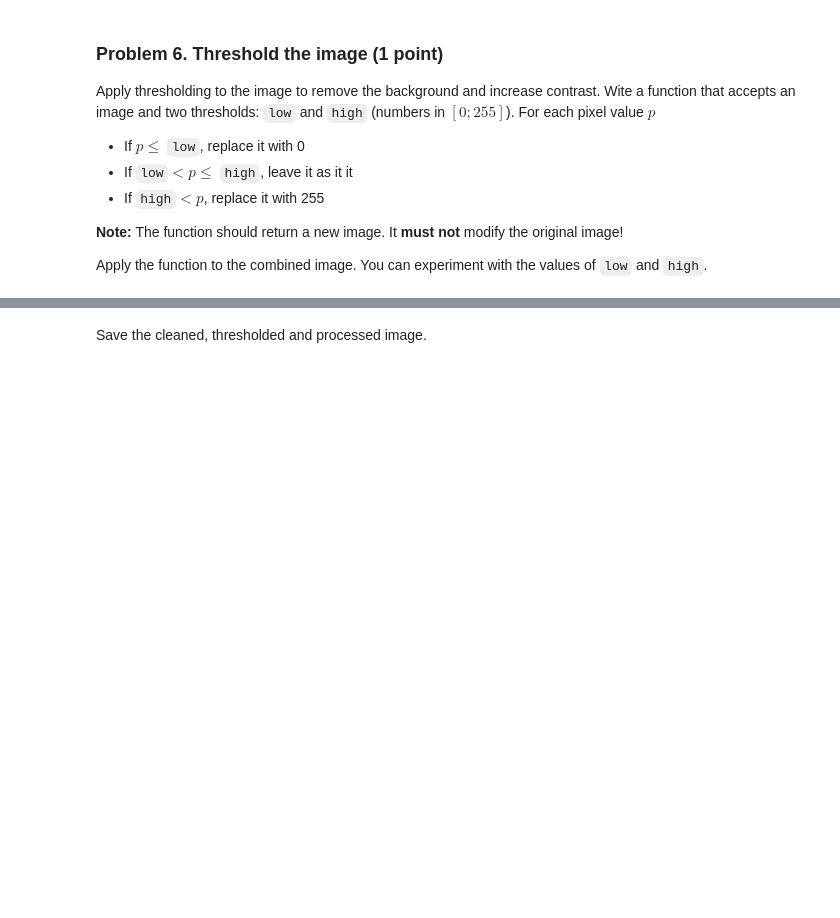
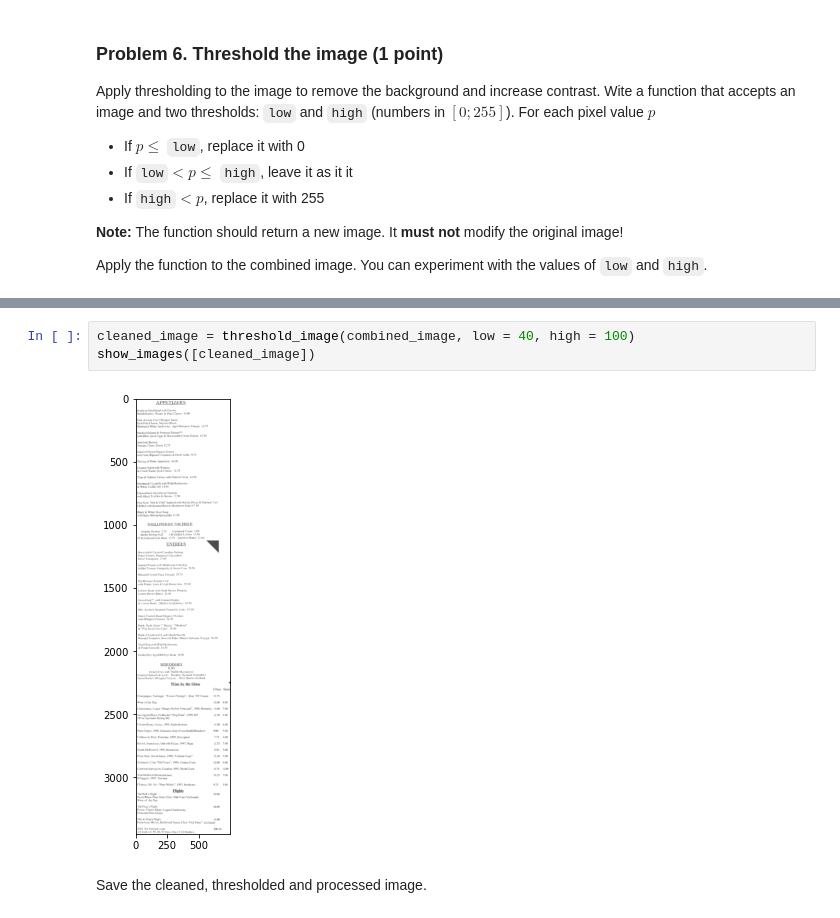
Before and after one commit to atkuzmanov/softuni-ai-datascience-2021-repo, a Jupyter notebook: 6-Working-with-Images-and-Text-Lab/04-Working-with-Images-and-Text-Lab-Atanas/Working with Images and Text Lab.ipynb, the cells around one changed output, grey strips where cells are left out. Saved outputs shown, nothing was run; the diff lists cells and outputs as text; blank space fills up the shorter version.

```diff
--- a/6-Working-with-Images-and-Text-Lab/04-Working-with-Images-and-Text-Lab-Atanas/Working with Images and Text Lab.ipynb
+++ b/6-Working-with-Images-and-Text-Lab/04-Working-with-Images-and-Text-Lab-Atanas/Working with Images and Text Lab.ipynb
@@ -189,3 +208,8 @@ show_images([cleaned_image])
+# %%
+cleaned_image = threshold_image(combined_image, low = 40, high = 100)
+show_images([cleaned_image])
+# %% [output]
+[figure, added]
 # %% [markdown]
 Save the cleaned, thresholded and processed image.
 # %%
```
Also changed, not shown: parts of 6 cells of this notebook, 1 other file.
